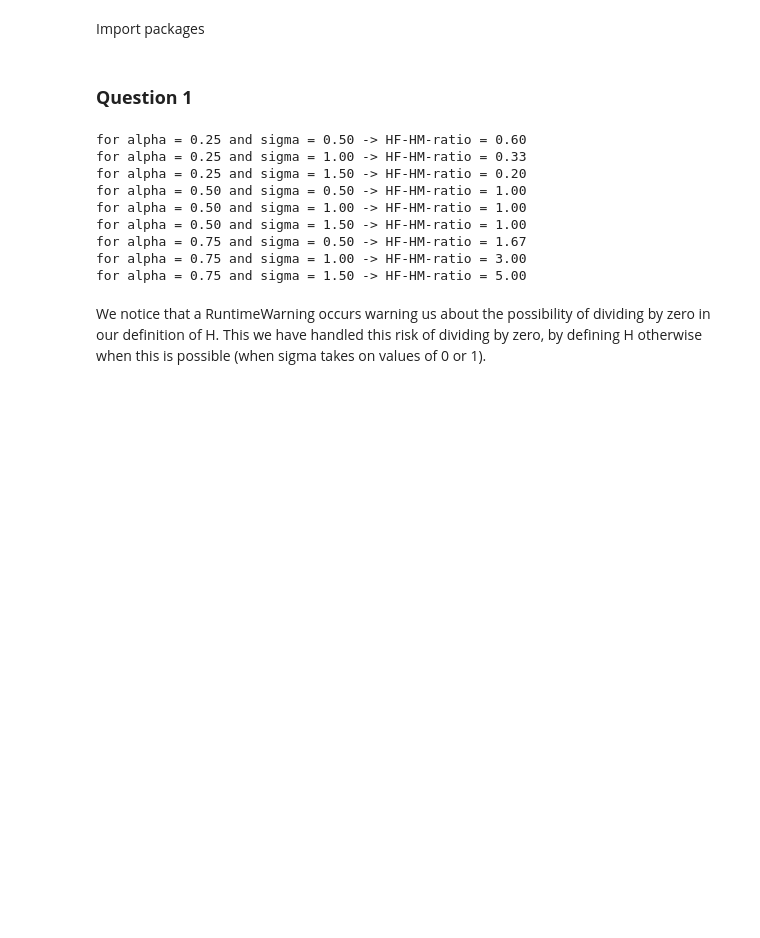
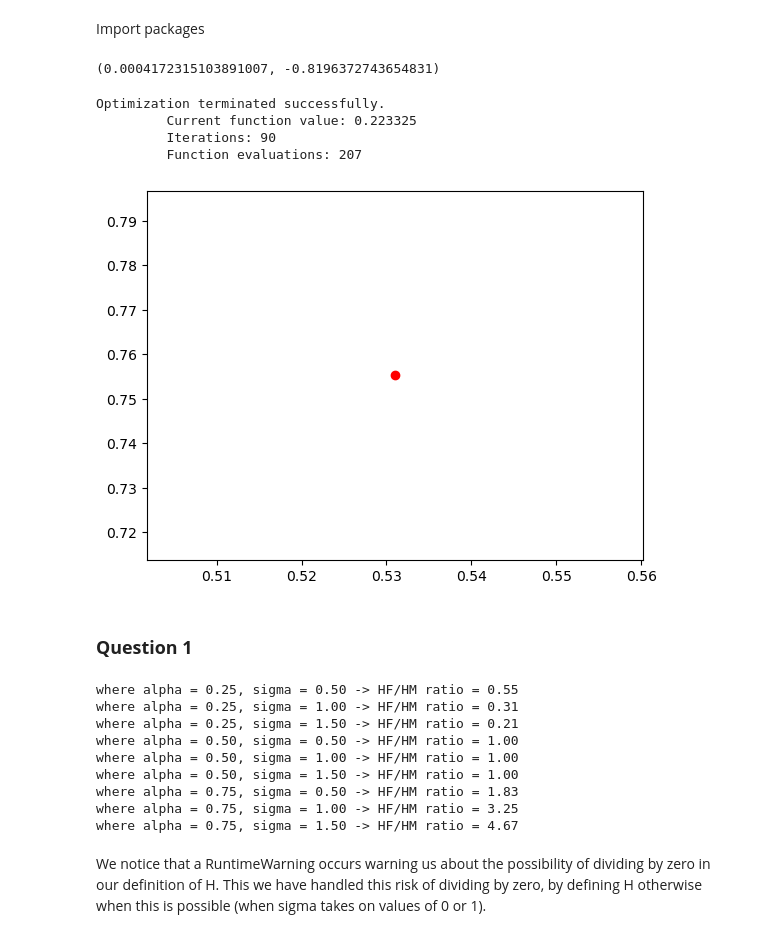
Before and after one commit to NumEconCopenhagen/projects-2023-helene-and-cecilie-class-3, a Jupyter notebook: inauguralproject/Inaugural_project_nb.ipynb, the cells around one changed output. Cells and saved outputs as stored; diff of their text form; code cells hidden in the pictures; blank space fills up the shorter version.

```diff
--- a/inauguralproject/Inaugural_project_nb.ipynb
+++ b/inauguralproject/Inaugural_project_nb.ipynb
@@ -213,6 +211,27 @@ class HouseholdSpecializationModelClass:
         alpha_min, sigma_min = solution.x
 
         return alpha_min, sigma_min
+# %%
+model = HouseholdSpecializationModelClass()
+model.run_regression()
+# %% [output]
+(0.0004172315103891007, -0.8196372743654831)
+# %%
+fig = plt.figure()
+ax = fig.add_subplot(1,1,1)
+
+
+model = HouseholdSpecializationModelClass()
+res = model.estimate(lambda x: fig.scatter(x[0], x[1], c="b"))
+
+ax.scatter(res[0], res[1], c="r")
+plt.show()
+# %% [output]
+Optimization terminated successfully.
+         Current function value: 0.223325
+         Iterations: 90
+         Function evaluations: 207
+[figure, added]
 # %% [markdown]
 ### **Question 1**
 # %%
@@ -227,17 +246,17 @@ for alpha in np.linspace(0.25, 0.75, 3):
         optHF = opt.HF
         optHM = opt.HM
         ratio = opt.HF/opt.HM
-        print(f'where alpha = {alpha:.2f}, sigma = {sigma:.2f} -> HF-HM-ratio = {ratio:.2f}')
+        print(f'where alpha = {alpha:.2f}, sigma = {sigma:.2f} -> HF/HM ratio = {ratio:.2f}')
 # %% [output]
-for alpha = 0.25 and sigma = 0.50 -> HF-HM-ratio = 0.60
-for alpha = 0.25 and sigma = 1.00 -> HF-HM-ratio = 0.33
-for alpha = 0.25 and sigma = 1.50 -> HF-HM-ratio = 0.20
-for alpha = 0.50 and sigma = 0.50 -> HF-HM-ratio = 1.00
-for alpha = 0.50 and sigma = 1.00 -> HF-HM-ratio = 1.00
-for alpha = 0.50 and sigma = 1.50 -> HF-HM-ratio = 1.00
-for alpha = 0.75 and sigma = 0.50 -> HF-HM-ratio = 1.67
-for alpha = 0.75 and sigma = 1.00 -> HF-HM-ratio = 3.00
-for alpha = 0.75 and sigma = 1.50 -> HF-HM-ratio = 5.00
+where alpha = 0.25, sigma = 0.50 -> HF/HM ratio = 0.55
+where alpha = 0.25, sigma = 1.00 -> HF/HM ratio = 0.31
+where alpha = 0.25, sigma = 1.50 -> HF/HM ratio = 0.21
+where alpha = 0.50, sigma = 0.50 -> HF/HM ratio = 1.00
+where alpha = 0.50, sigma = 1.00 -> HF/HM ratio = 1.00
+where alpha = 0.50, sigma = 1.50 -> HF/HM ratio = 1.00
+where alpha = 0.75, sigma = 0.50 -> HF/HM ratio = 1.83
+where alpha = 0.75, sigma = 1.00 -> HF/HM ratio = 3.25
+where alpha = 0.75, sigma = 1.50 -> HF/HM ratio = 4.67
 # %% [markdown]
 We notice that a RuntimeWarning occurs warning us about the possibility of dividing by zero in our definition of H. This we have handled this risk of dividing by zero, by defining H otherwise when this is possible (when sigma takes on values of 0 or 1).
 # %% [markdown]
```
Also changed, not shown: parts of 6 cells of this notebook.
